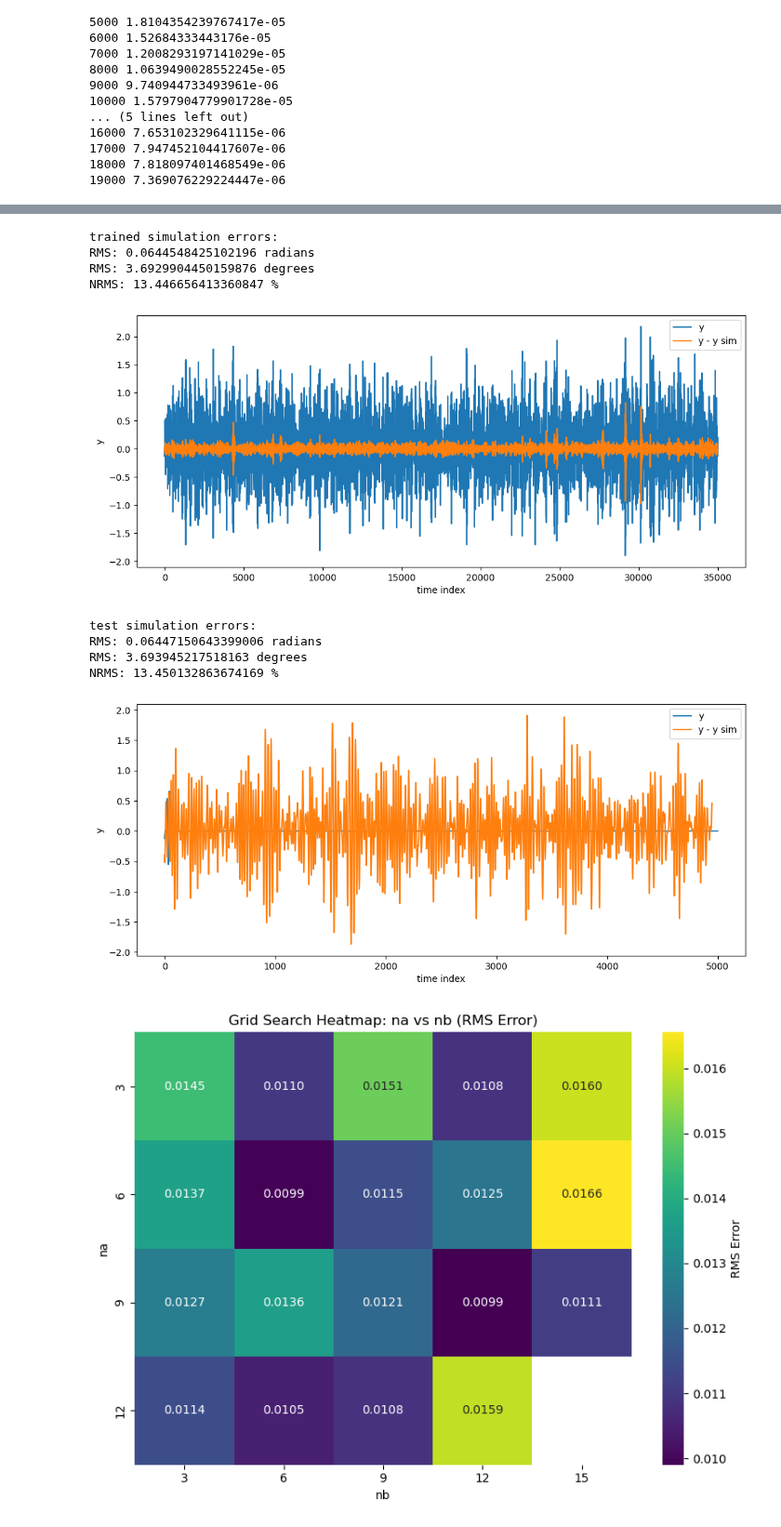
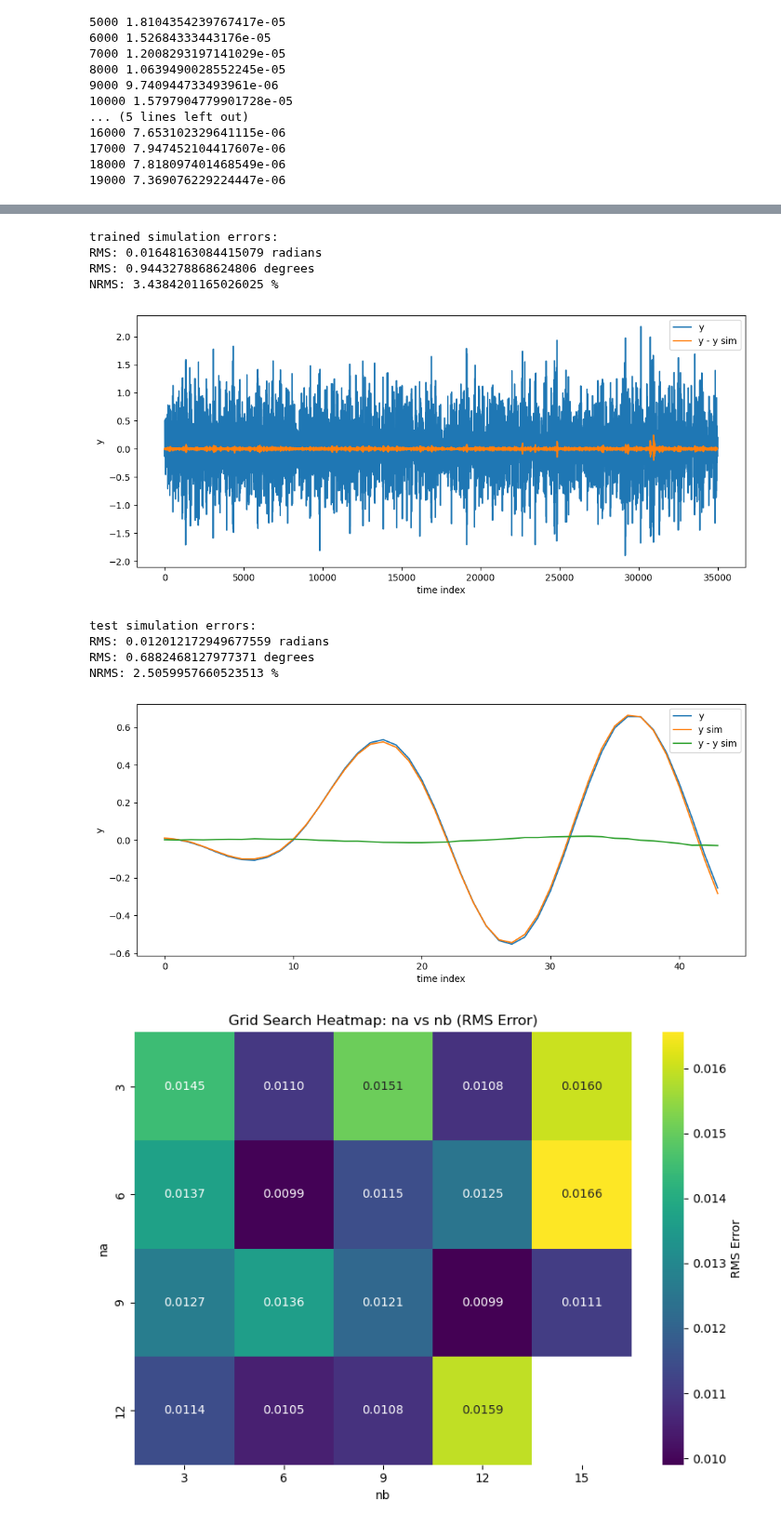
Before and after one commit to osilian/ml4sc-project, a Jupyter notebook: disc-benchmark-files/identification_NARX.ipynb, the cells around one changed output, grey strips where cells are left out. Shown at 93% size. Drawn from its saved outputs; the diff is of its cells as text; code cells hidden in the pictures.

```diff
--- a/disc-benchmark-files/identification_NARX.ipynb
+++ b/disc-benchmark-files/identification_NARX.ipynb
@@ -93,8 +93,8 @@ class narxNetwork(nn.Module):
         y = self.narx_net(x)[:,0]
         return y #a)
 # %%
-n_hidden_nodes = 10 #a)
-na, nb = 10, 10
+n_hidden_nodes = 100 #a)
+na, nb = 6, 6
 
 Xtrain, Xval, Ytrain, Yval = create_search_data(na, nb, testSize=0.3)
 u_train_mean = torch.mean(Xtrain[:,:nb]).item()
@@ -131,6 +131,7 @@ y_max = +2/3*np.pi   #torch.max(torch.min(Ytrain)).item()
 dataNorm = dataNormalization(x_min,x_max,y_min,y_max)
 
 Xtrain_norm, Ytrain_norm = dataNorm.normalize(Xtrain, Ytrain)
+Xval_norm, Yval_norm = dataNorm.normalize(XData=Xval, YData=Yval)
 #Xtrain_norm, Ytrain_norm = [x.to(device) for x in [Xtrain_norm, Ytrain_norm]]
 
 # Plot Data
@@ -165,14 +166,14 @@ After Normalization - ymean - y =-4.672392694970995e-09, ystd -y =1.0
 # %%
-model = narxNetwork(na, nb, n_hidden_nodes,activation=nn.Sigmoid) #a=)
-model = nn.DataParallel(model)
+model = narxNetwork(na, nb, n_hidden_nodes,activation=nn.ReLU) #a=)
 model = model.to(device)
 optimizer = torch.optim.Adam(model.parameters()) #a)
-epochs = 20*10**3 #a)
+epochs = 30*10**3 #a)
 for epoch in range(epochs): #a)
     Loss = torch.mean((model(Xtrain_norm)-Ytrain_norm)**2) #a)
     optimizer.zero_grad() #a)
     Loss.backward() #a)
     optimizer.step() #a)
+    RMS_val = torch.mean((model(Xval_norm)-Yval_norm)**2).item()**0.5
     if epoch%1000==0: #a) monitor
-        print(epoch,Loss.item()) #a)
+        print(f'Epoch {epoch}, RMS Training: {Loss.item()}, RMS Val: {RMS_val}') #a)
 # %% [output]
@@ -225,8 +223,7 @@ import functools
 @functools.lru_cache(maxsize=500, typed=False)
 def test(X_train, Y_train, X_val, Y_val, na=2, nb=2, n_hidden_nodes=20, activation=nn.Tanh, lr=1e-3):
     net = narxNetwork(na, nb, n_hidden_nodes, activation) #a=)
-    net = nn.DataParallel(net)
-    net = net.to('cuda')
+    net = net.to(device)
     net = fit(net, X_train, Y_train, X_val, Y_val, lr) #a=)
     RMS = torch.mean((net(X_val)-Y_val)**2).item()**0.5 #a=)
     return RMS #a=)
@@ -297,8 +294,7 @@ with open("grid_search","wb") as f:
 
 print(best_params)
 model = narxNetwork(best_params['na'],best_params['nb'],best_params['n_hidden_nodes'],best_params['activation'])
-model = nn.DataParallel(model)
-model = model.to('cuda')
+model = model.to(device)
 na, nb = best_params['na'], best_params['nb']
 
 Xtrain, Xval, Ytrain, Yval = create_search_data(best_params['na'],best_params['nb'],testSize=0.3)
@@ -405,48 +401,49 @@ def simulation_IO_model(f, ulist, ylist, skip=50):
         Y.append(ypred)
         upast.append(u)
         upast.pop(0)
         ypast.append(ypred)
         ypast.pop(0)
     return np.array(Y)
 
 skip = max(na,nb)
 th_train_sim = simulation_IO_model(lambda x: model(x[None,:])[0], u_train, th_train, skip=skip)
 print('trained simulation errors:')
 print('RMS:', np.mean((th_train_sim[skip:]-th_train[skip:])**2)**0.5,'radians')
 print('RMS:', np.mean((th_train_sim[skip:]-th_train[skip:])**2)**0.5/(2*np.pi)*360,'degrees')
 print('NRMS:', np.mean((th_train_sim[skip:]-th_train[skip:])**2)**0.5/th_train.std()*100,'%')
 # Plotting
 res = th_train_sim[skip:] - th_train[skip:] #b)
 plt.figure(figsize=(12,5)) #b)
 plt.plot(th_train) #b)
 plt.plot(res) #b)
 plt.xlabel('time index'); plt.ylabel('y'); plt.legend(['y','y - y sim'])#b)
 plt.show() #b)
 
-skip = 50
+skip = max(na,nb)
 th_test_sim = simulation_IO_model(lambda x: model(x[None,:])[0], u_test, th_test, skip=skip)
 print('test simulation errors:')
-print('RMS:', np.mean((th_train_sim[skip:]-th_train[skip:])**2)**0.5,'radians')
-print('RMS:', np.mean((th_train_sim[skip:]-th_train[skip:])**2)**0.5/(2*np.pi)*360,'degrees')
-print('NRMS:', np.mean((th_train_sim[skip:]-th_train[skip:])**2)**0.5/th_train.std()*100,'%')
+print('RMS:', np.mean((th_test_sim[skip:50]-th_test[skip:50])**2)**0.5,'radians')
+print('RMS:', np.mean((th_test_sim[skip:50]-th_test[skip:50])**2)**0.5/(2*np.pi)*360,'degrees')
+print('NRMS:', np.mean((th_test_sim[skip:50]-th_test[skip:50])**2)**0.5/th_train.std()*100,'%')
 # Plotting
-res = th_test_sim[skip:] - th_test[skip:] #b)
+res = th_test_sim[skip:50] - th_test[skip:50] #b)
 plt.figure(figsize=(12,5)) #b)
-plt.plot(th_test) #b)
+plt.plot(th_test[skip:50]) #b)
+plt.plot(th_test_sim[skip:50])
 plt.plot(res) #b)
-plt.xlabel('time index'); plt.ylabel('y'); plt.legend(['y','y - y sim'])#b)
+plt.xlabel('time index'); plt.ylabel('y'); plt.legend(['y','y sim','y - y sim'])#b)
 plt.show() #b)
 # %% [output]
 trained simulation errors:
-RMS: 0.0644548425102196 radians
-RMS: 3.6929904450159876 degrees
-NRMS: 13.446656413360847 %
+RMS: 0.01648163084415079 radians
+RMS: 0.9443278868624806 degrees
+NRMS: 3.4384201165026025 %
-[figure, old version]
+[figure, new version]
 test simulation errors:
-RMS: 0.06447150643399006 radians
-RMS: 3.693945217518163 degrees
-NRMS: 13.450132863674169 %
+RMS: 0.012012172949677559 radians
+RMS: 0.6882468127977371 degrees
+NRMS: 2.5059957660523513 %
-[figure, old version]
+[figure, new version]
 # %%
 # import saved grid search
 import pickle
```
Also changed, not shown: parts of 4 cells of this notebook.
